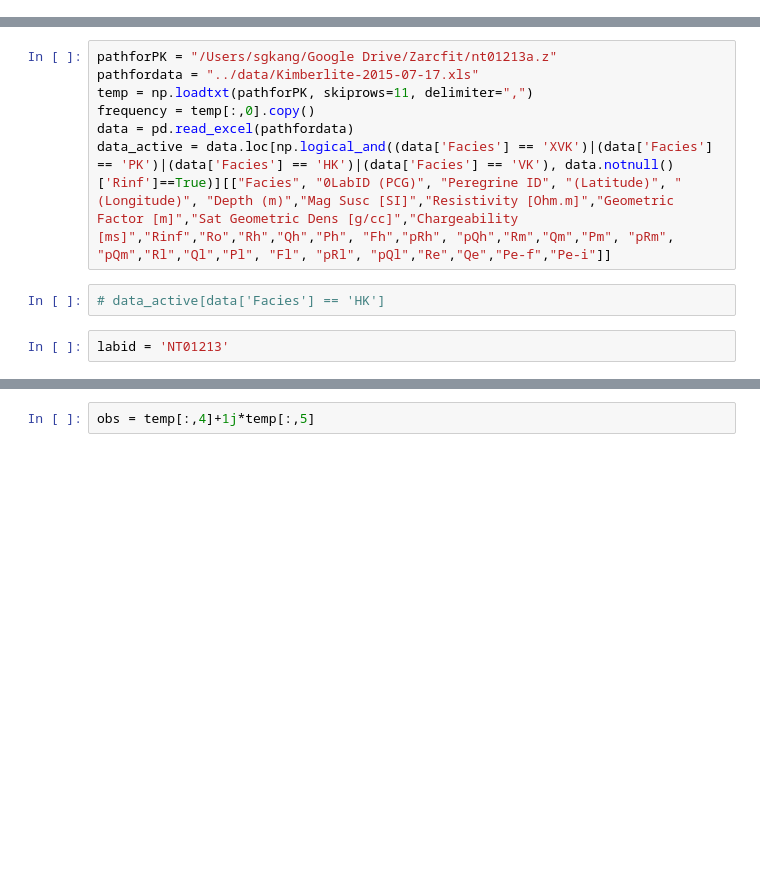
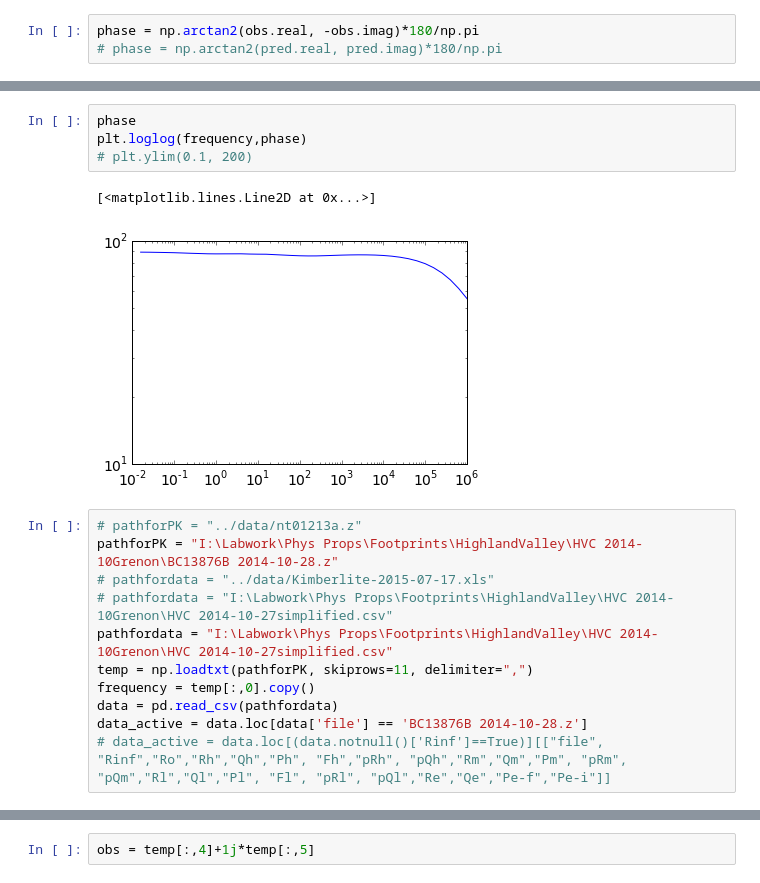
Before and after one commit to sgkang/PhysPropIP, a Jupyter notebook: notebooks/Zarcfit_FWD.ipynb, the cells around one changed output, grey strips where cells are left out. Saved outputs shown, nothing was run; the diff lists cells and outputs as text; blank space fills up the shorter version.

```diff
--- a/notebooks/Zarcfit_FWD.ipynb
+++ b/notebooks/Zarcfit_FWD.ipynb
@@ -20,0 +71,3 @@ def CPEfunSeries(Rx, Qx, px, freq):
+# %%
+phase = np.arctan2(obs.real, -obs.imag)*180/np.pi
+# phase = np.arctan2(pred.real, pred.imag)*180/np.pi
@@ -21,11 +87,18 @@ def CPEfunSeries(Rx, Qx, px, freq):
+# %%
+phase
+plt.loglog(frequency,phase)
+# plt.ylim(0.1, 200)
+# %% [output]
+[<matplotlib.lines.Line2D at 0x...>]
+[figure, added]
 # %%
-pathforPK = "/Users/sgkang/Google Drive/Zarcfit/nt01213a.z"
-pathfordata = "../data/Kimberlite-2015-07-17.xls"
+# pathforPK = "../data/nt01213a.z"
+pathforPK = "I:\Labwork\Phys Props\Footprints\HighlandValley\HVC 2014-10Grenon\BC13876B 2014-10-28.z"
+# pathfordata = "../data/Kimberlite-2015-07-17.xls"
+# pathfordata = "I:\Labwork\Phys Props\Footprints\HighlandValley\HVC 2014-10Grenon\HVC 2014-10-27simplified.csv"
+pathfordata = "I:\Labwork\Phys Props\Footprints\HighlandValley\HVC 2014-10Grenon\HVC 2014-10-27simplified.csv"
 temp = np.loadtxt(pathforPK, skiprows=11, delimiter=",")
 frequency = temp[:,0].copy()
-data = pd.read_excel(pathfordata)
-data_active = data.loc[np.logical_and((data['Facies'] == 'XVK')|(data['Facies'] == 'PK')|(data['Facies'] == 'HK')|(data['Facies'] == 'VK'), data.notnull()['Rinf']==True)][["Facies", "0LabID (PCG)", "Peregrine ID", "(Latitude)", "(Longitude)", "Depth (m)","Mag Susc [SI]","Resistivity [Ohm.m]","Geometric Factor [m]","Sat Geometric Dens [g/cc]","Chargeability [ms]","Rinf","Ro","Rh","Qh","Ph", "Fh","pRh", "pQh","Rm","Qm","Pm", "pRm", "pQm","Rl","Ql","Pl", "Fl", "pRl", "pQl","Re","Qe","Pe-f","Pe-i"]]
+data = pd.read_csv(pathfordata)
+data_active = data.loc[data['file'] == 'BC13876B 2014-10-28.z']
+# data_active = data.loc[(data.notnull()['Rinf']==True)][["file", "Rinf","Ro","Rh","Qh","Ph", "Fh","pRh", "pQh","Rm","Qm","Pm", "pRm", "pQm","Rl","Ql","Pl", "Fl", "pRl", "pQl","Re","Qe","Pe-f","Pe-i"]]
-# %%
-# data_active[data['Facies'] == 'HK']
-# %%
-labid = 'NT01213'
```
Also changed, not shown: parts of 19 cells of this notebook.
